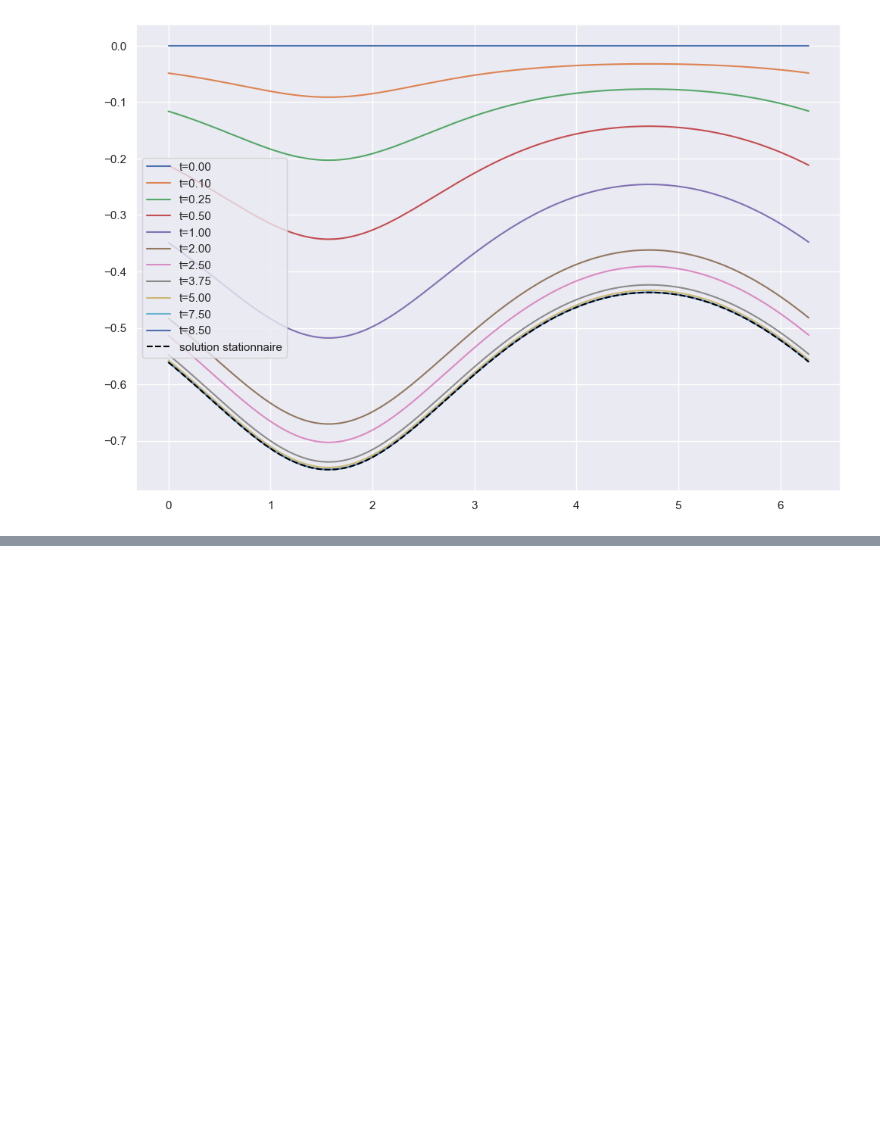
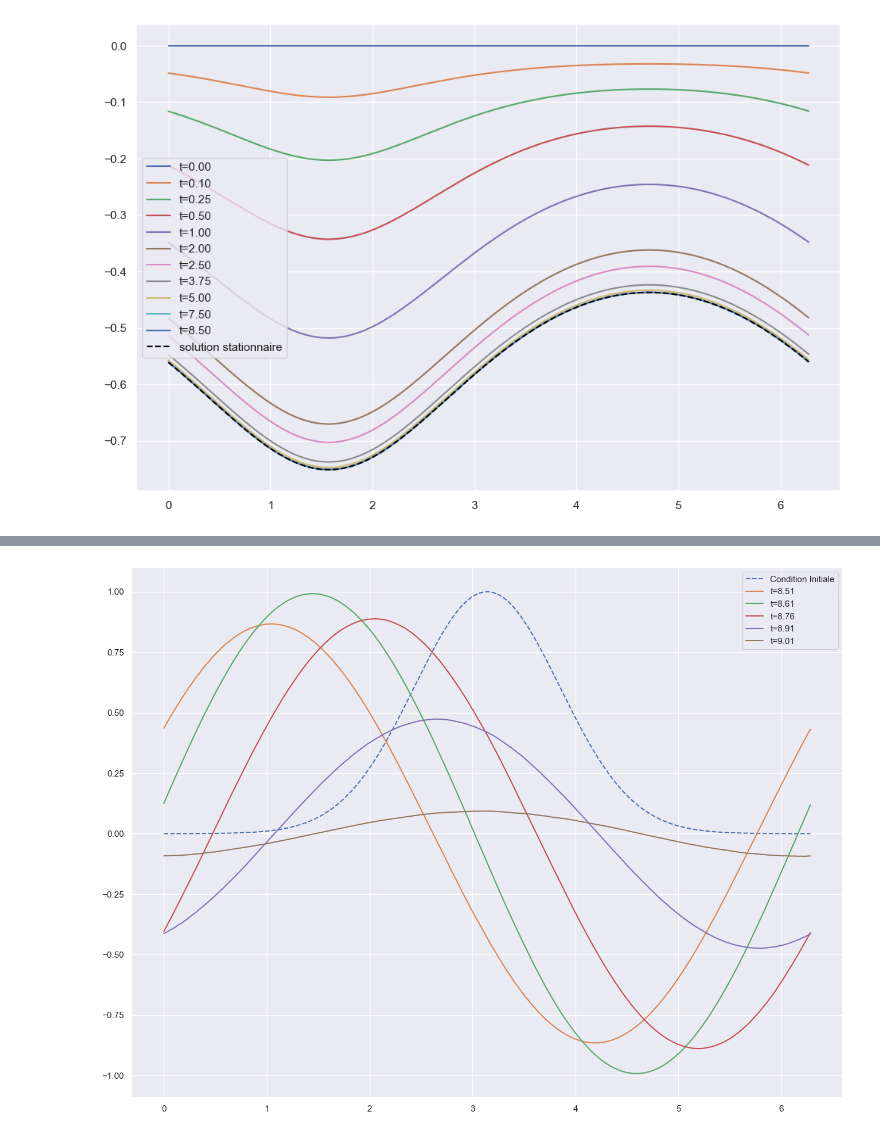
Before and after one commit to PolTibau/Fourier-Discrete, a Jupyter notebook: TP/TP4.ipynb, the cells around one changed output, grey strips where cells are left out. Cells and saved outputs as stored; diff of their text form; code cells hidden in the pictures; blank space fills up the shorter version.

```diff
--- a/TP/TP4.ipynb
+++ b/TP/TP4.ipynb
@@ -82,0 +147,26 @@ plt.show()
+# %%
+#On répete le même processus mais pour les conditions initiales sin(x) et sin(2x)
+
+def cond_ini1(x):
+    return np.sin(x)
+
+T = np.linspace(0,10,1000)
+X = np.linspace(0,2*np.pi,1000)
+N = len(X)
+k = np.arange(-N/2+1, N/2+1)
+
+IC = np.fft.fft(cond_ini1(X))/N
+IC = np.fft.fftshift(IC)
+
+CoeffSol = [IC*np.exp(-1j*k**3 * t) for t in T]
+
+fig, ax = plt.subplots(figsize=(16,12))
+ax.plot(X, cond_ini(X), linestyle='--', label="Condition Initiale")
+for i in [850, 860, 875, 890, 900]:
+    CoeffSol[i] = np.fft.ifftshift(CoeffSol[i])
+    sol_i = np.fft.ifft(CoeffSol[i]*N)
+    ax.plot(X, sol_i, label=f"t={T[i]:.2f}")
+ax.legend()
+plt.show()
+# %% [output]
+[figure, added]
```
Also changed, not shown: parts of 3 cells of this notebook.
